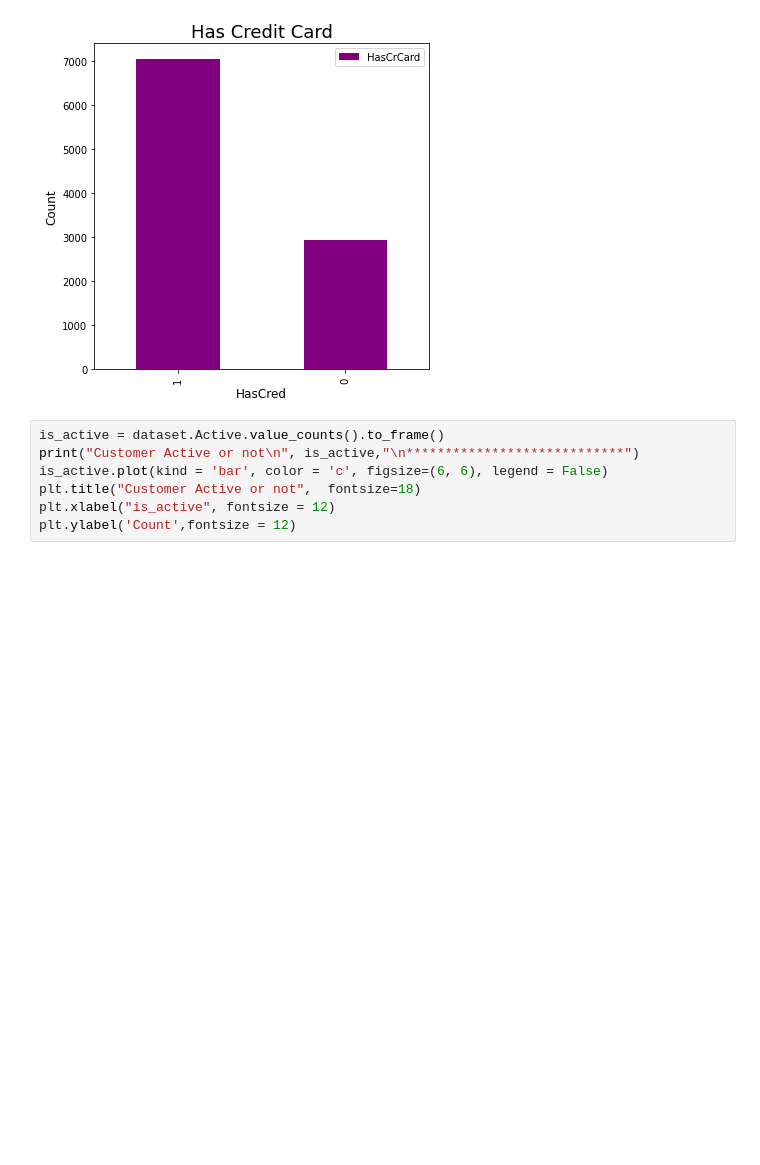
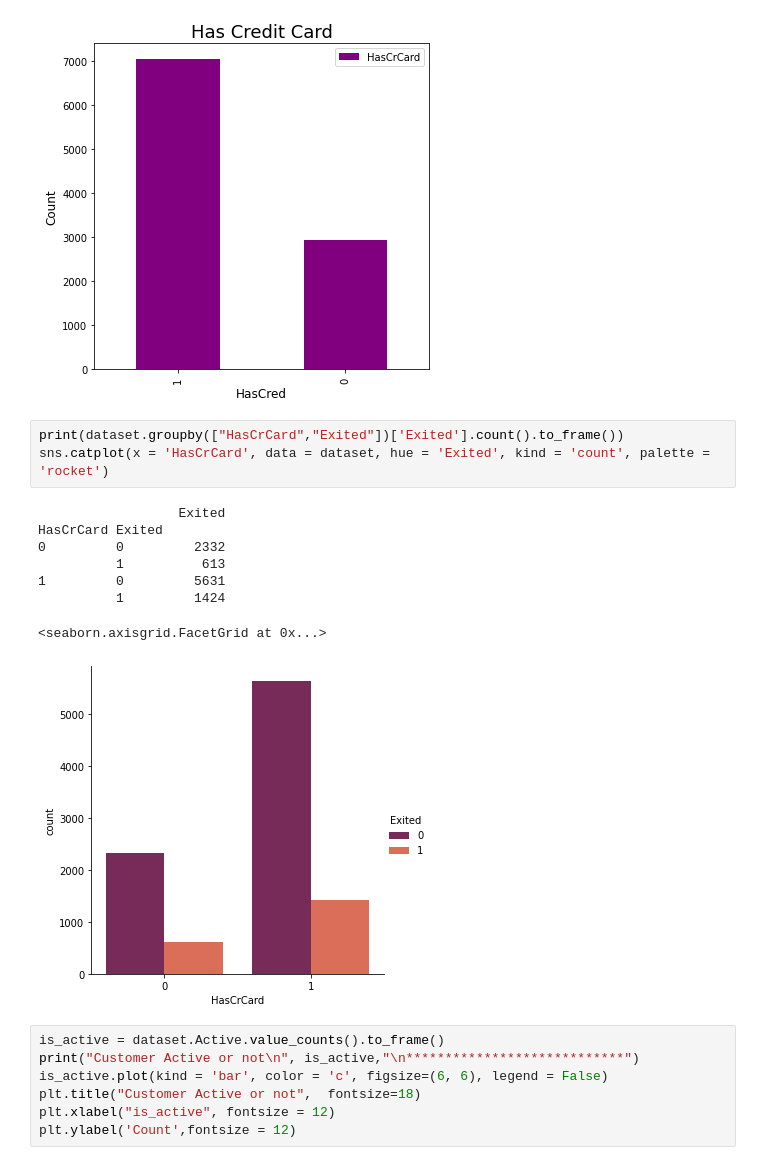
Before and after one commit to akshitafr/akshitafr, a Jupyter notebook: ann_churn_modeling.ipynb, the cells around one changed output. Cells and saved outputs as stored; diff of their text form; blank space fills up the shorter version.

```diff
--- a/ann_churn_modeling.ipynb
+++ b/ann_churn_modeling.ipynb
@@ -189,6 +187,18 @@ Has Credit card or not
 ************************
 Text(0, 0.5, 'Count')
 [figure]
+# %%
+print(dataset.groupby(["HasCrCard","Exited"])['Exited'].count().to_frame())
+sns.catplot(x = 'HasCrCard', data = dataset, hue = 'Exited', kind = 'count', palette = 'rocket')
+# %% [output]
+                  Exited
+HasCrCard Exited
+0         0         2332
+          1          613
+1         0         5631
+          1         1424
+<seaborn.axisgrid.FacetGrid at 0x...>
+[figure, added]
 # %%
 is_active = dataset.Active.value_counts().to_frame()
 print("Customer Active or not\n", is_active,"\n****************************")
```
Also changed, not shown: parts of 32 cells of this notebook.
